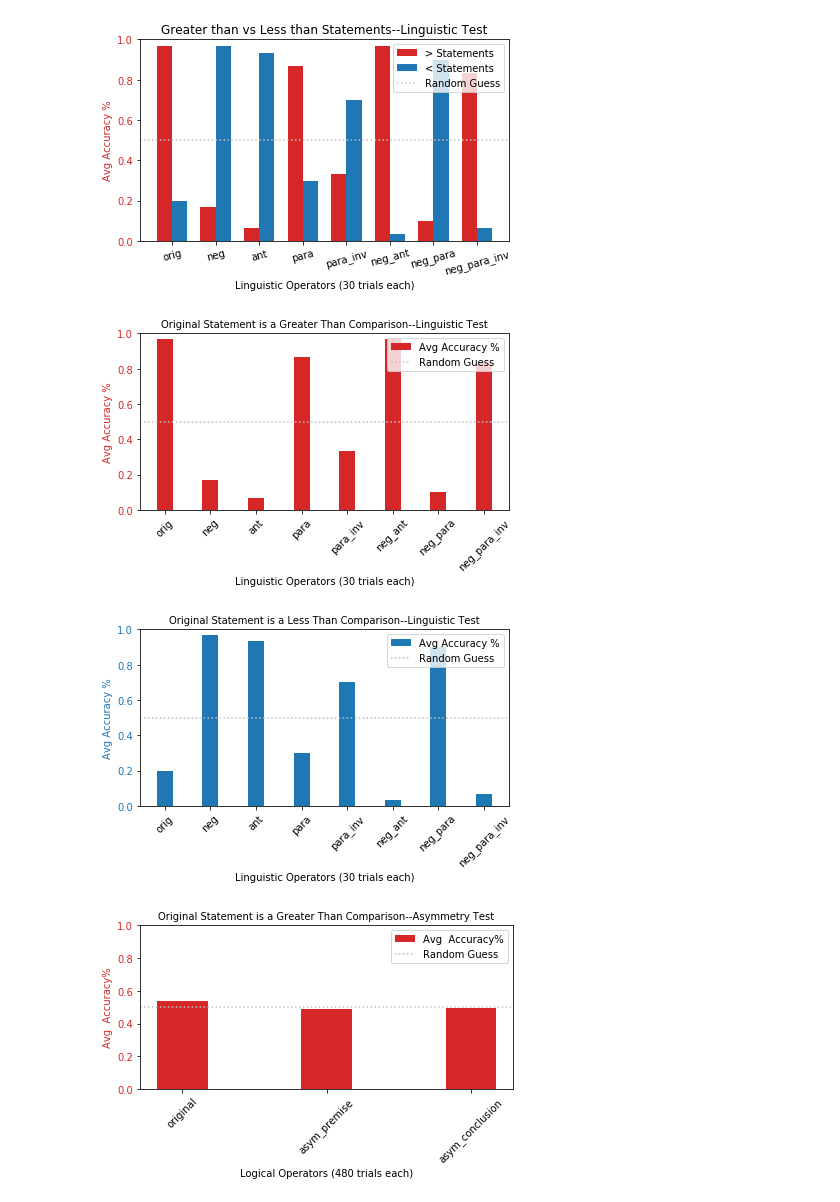
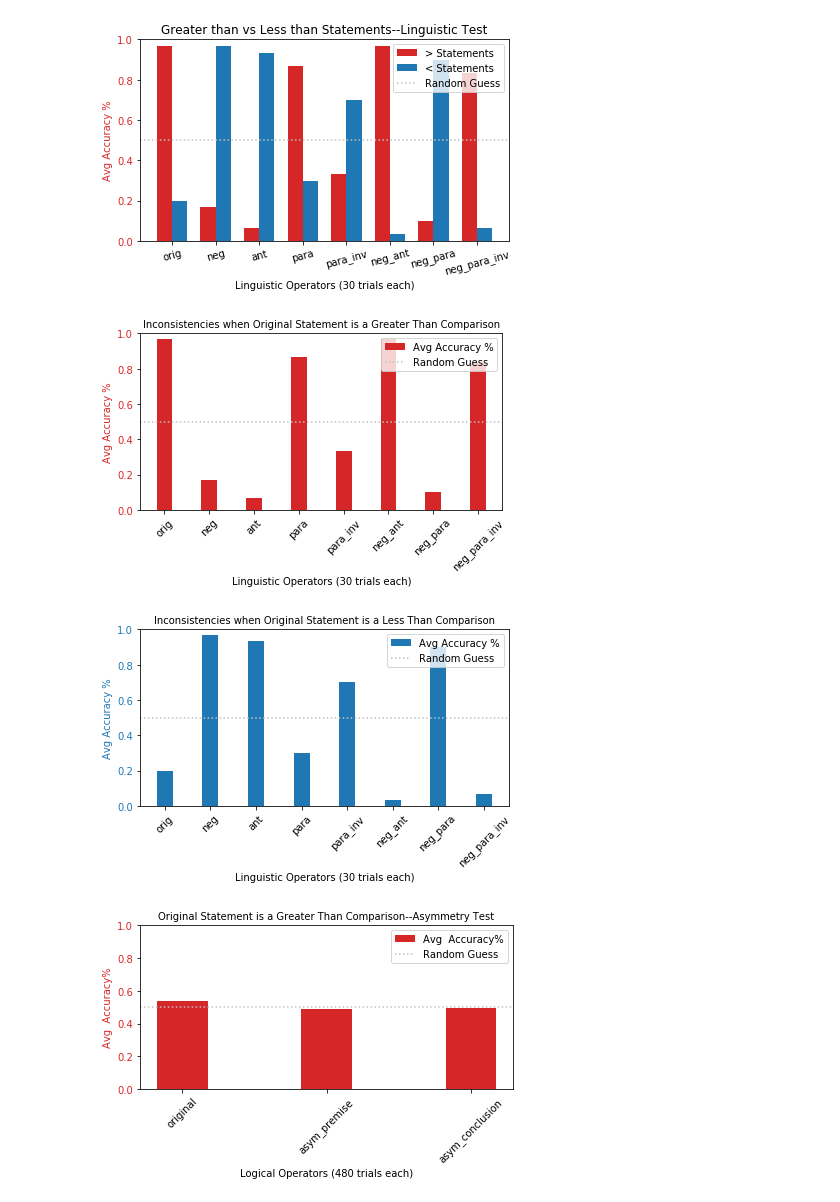
Before and after one commit to shaoxia57/common_sense_embedding_analysis, a Jupyter notebook: Generate_Plots.ipynb, the cells around one changed output. Cells and saved outputs as stored; diff of their text form; code cells hidden in the pictures.

```diff
--- a/Generate_Plots.ipynb
+++ b/Generate_Plots.ipynb
@@ -201,8 +201,8 @@ def display_bar_plot(x_labels, x_label, y_label, data, title, color, bottom, top
 
     # https://matplotlib.org/gallery/lines_bars_and_markers/barchart.html#sphx-glr-gallery-lines-bars-and-markers-barchart-py
     fig, ax1 = plt.subplots()
-#     x = np.arange(len(x_labels))
-    x = np.arange(1, 61, 1)
+    x = np.arange(len(x_labels))
+#     x = np.arange(1, 61, 1)
     width = 0.35
 
     ax1.set_ylabel(y_label, color=color)
@@ -210,11 +210,11 @@ def display_bar_plot(x_labels, x_label, y_label, data, title, color, bottom, top
 #     ax1.set_ylim(bottom=0, top=1)
     rects1 = ax1.bar(x, data, width, label=y_label, color=color)
     ax1.tick_params(axis='y', labelcolor=color)
-    ax1.set_xticks(np.arange(10, 61, 10))
-#     ax1.set_xticks(x)
-    ax1.set_xlim(1, 61)
-#     ax1.set_xticklabels(x_labels, rotation=45)
-#     ax1.set_xlabel(x_label)
+#     ax1.set_xticks(np.arange(10, 61, 10))
+    ax1.set_xticks(x)
+#     ax1.set_xlim(1, 61)
+    ax1.set_xticklabels(x_labels, rotation=45)
+    ax1.set_xlabel(x_label)
 
 #     autolabel(rects1, ax1, color, False)
     random_guess = ax1.axhline(y=(bottom+top)/2,color='silver', linestyle=":")
@@ -507,21 +507,21 @@ display_two_bar_plots(x_labels, x_label, y_label, y_one_label, y_two_label, data
 # %%
 x_labels = ["orig", "neg", "ant", "para", "para_inv", "neg_ant", "neg_para", "neg_para_inv"]
 x_label = "Linguistic Operators (30 trials each)"
 y_label = "Avg Accuracy %"
-title = "Original Statement is a Greater Than Comparison--Linguistic Test"
+title = "Inconsistencies when Original Statement is a Greater Than Comparison"
 more_data = [round(grouped_more_perturbation_accuracy_linguistic[key], 3) for key in linguistic_operations]
 display_bar_plot(x_labels, x_label, y_label, more_data, title, color="tab:red", bottom=0, top=1, save=True)
 # %% [output]
-[figure, old version]
+[figure, new version]
 # %%
 x_labels = ["orig", "neg", "ant", "para", "para_inv", "neg_ant", "neg_para", "neg_para_inv"]
 x_label = "Linguistic Operators (30 trials each)"
 y_label = "Avg Accuracy %"
-title = "Original Statement is a Less Than Comparison--Linguistic Test"
+title = "Inconsistencies when Original Statement is a Less Than Comparison"
 more_data = [round(grouped_less_perturbation_accuracy[key], 3) for key in linguistic_operations]
 display_bar_plot(x_labels, x_label, y_label, more_data, title, color="tab:blue", bottom=0, top=1, save=True)
 # %% [output]
-[figure, old version]
+[figure, new version]
 # %%
 x_labels = ["original", "asym_premise", "asym_conclusion"]
 x_label = "Logical Operators (480 trials each)"
```
Also changed, not shown: 11 other files.
